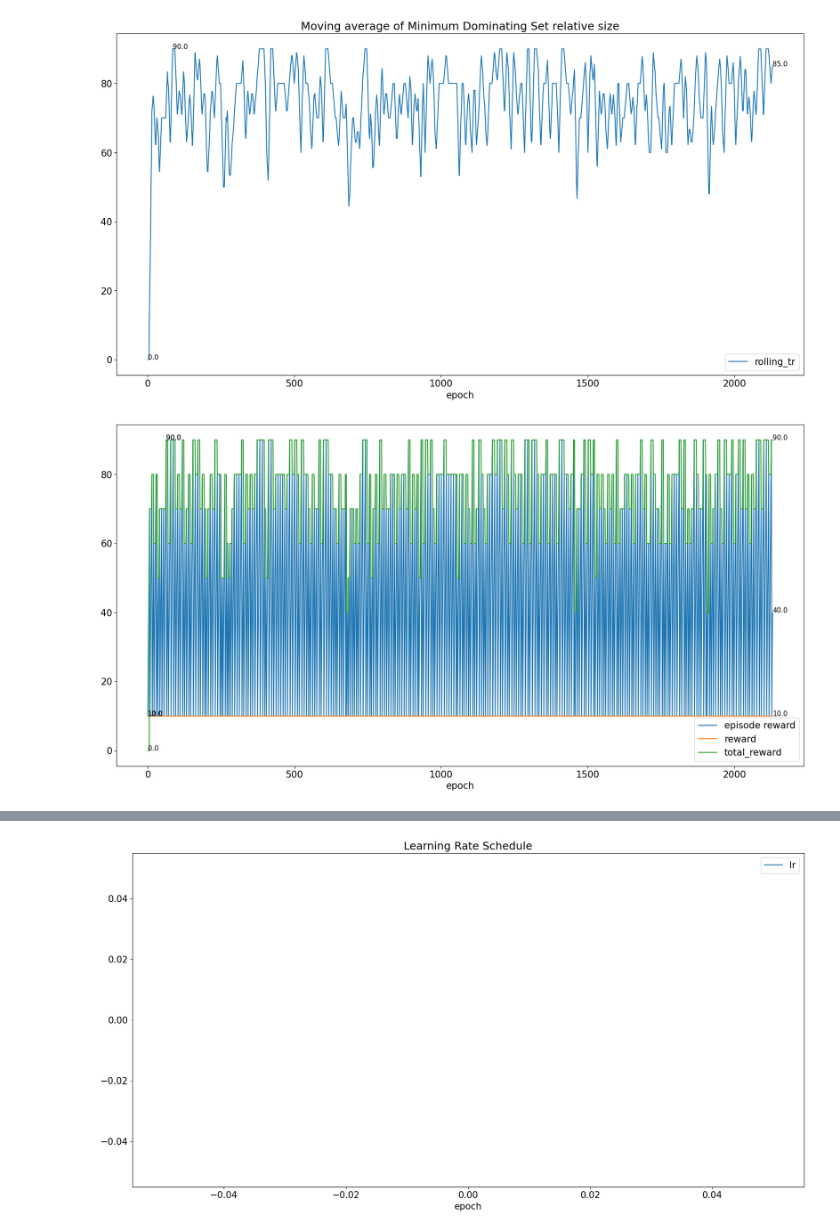
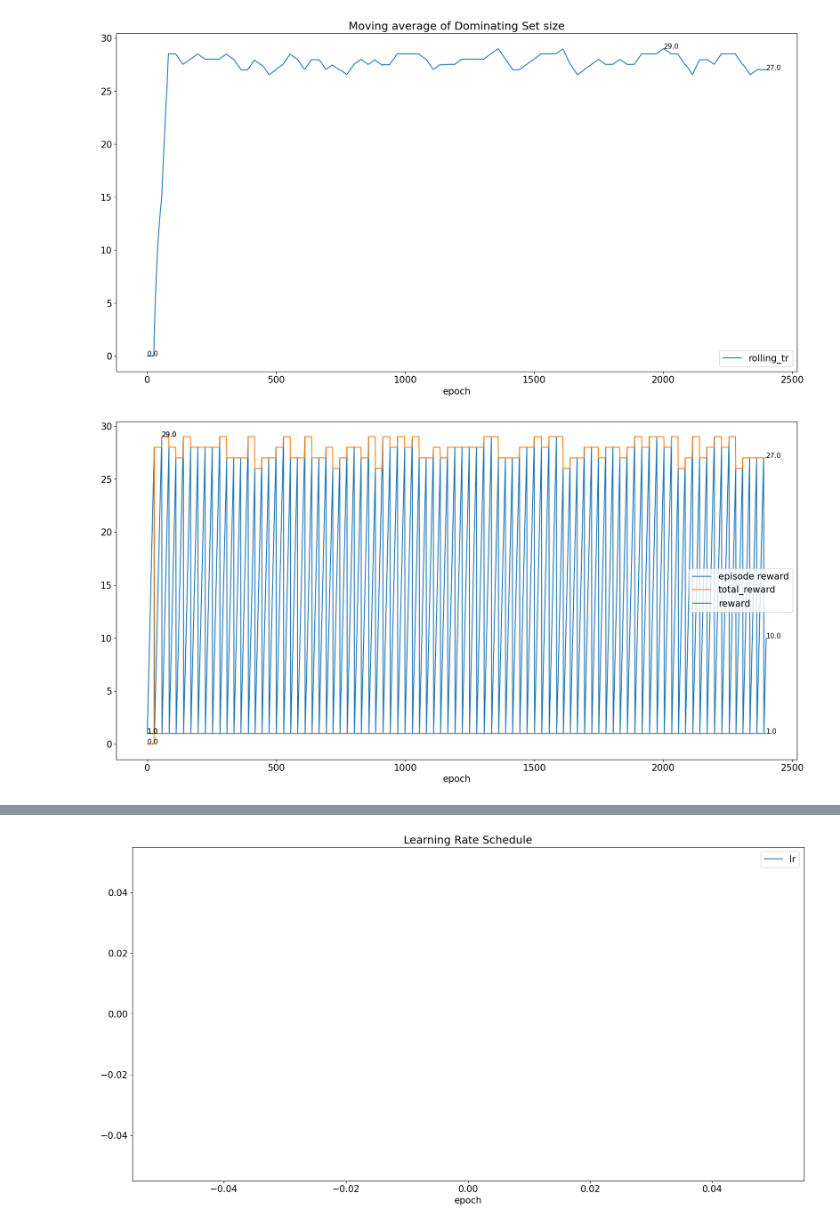
Before and after one commit to osnieltx/gnn-co, a Jupyter notebook: validation/history_visualizer.ipynb, the cells around one changed output, grey strips where cells are left out. Cells and saved outputs as stored; diff of their text form; code cells hidden in the pictures.

```diff
--- a/validation/history_visualizer.ipynb
+++ b/validation/history_visualizer.ipynb
@@ -88,23 +90,23 @@ torch.load(f'../experiments/{model}/params.pt')
 metrics_path = f'../experiments/{model}/version_0/metrics.csv'
 metrics = pd.read_csv(metrics_path)
 # %%
-s_metrics = -metrics*100
+s_metrics = -metrics
 s_metrics.epoch = metrics.epoch
 # s_metrics['avg_return'] = s_metrics.avg_ep_reward
 # s_metrics['avg_return ma'] = s_metrics.rolling(window=20)['avg_return'].mean()
 metrics.drop('reward', axis=1, inplace=True)
 # metrics = apply_shifted_episo"de_lengths(metrics, 'total_reward')
 # %%
-s_metrics['rolling_tr'] = s_metrics.total_reward.rolling(window=10, min_periods=2).mean()
-mvg_avg_fig = display(s_metrics, 'rolling', title="Moving average of Minimum Dominating Set relative size", fp=1, dropna=False)
+s_metrics['rolling_tr'] = s_metrics.total_reward.rolling(window=60, min_periods=2).mean()
+mvg_avg_fig = display(s_metrics, 'rolling', title="Moving average of Dominating Set size", fp=1, dropna=False)
 # %% [output]
-[figure, old version]
+[figure, new version]
 # %%
 # mvg_avg_fig.savefig('mvg_avg.svg', format='svg', transparent=True)
 # %%
 display(s_metrics, 'reward', '', ignore='val', fp=1)
 # %% [output]
-[figure, old version]
+[figure, new version]
 # %%
 display(metrics, 'epsilon', 'ε')
 # %% [output]
```
Also changed, not shown: parts of 5 cells of this notebook, 5 other files.
